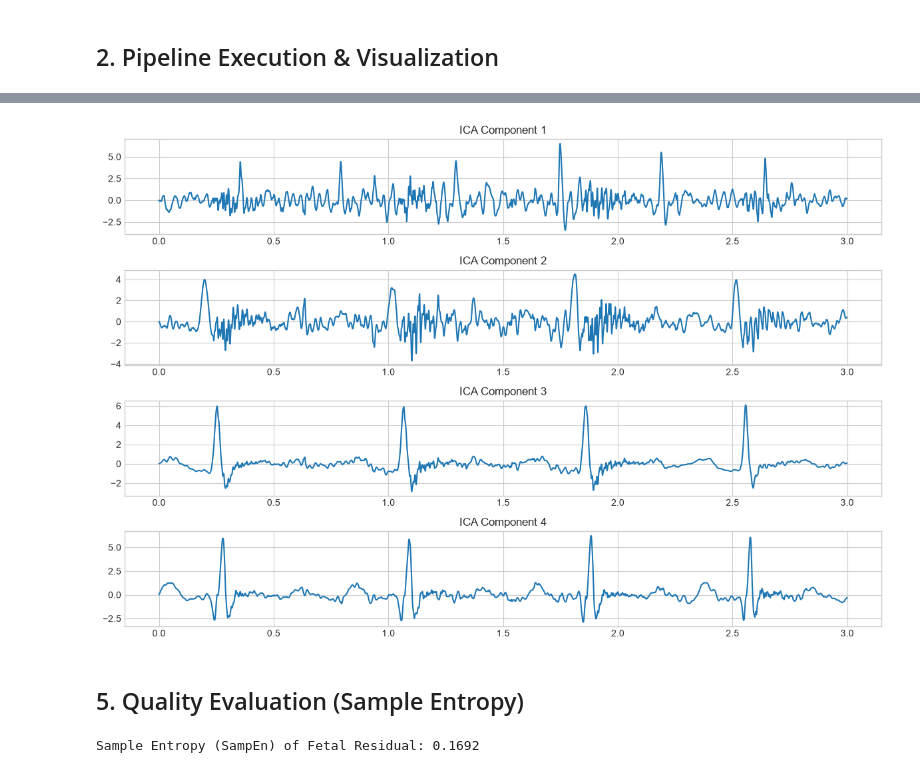
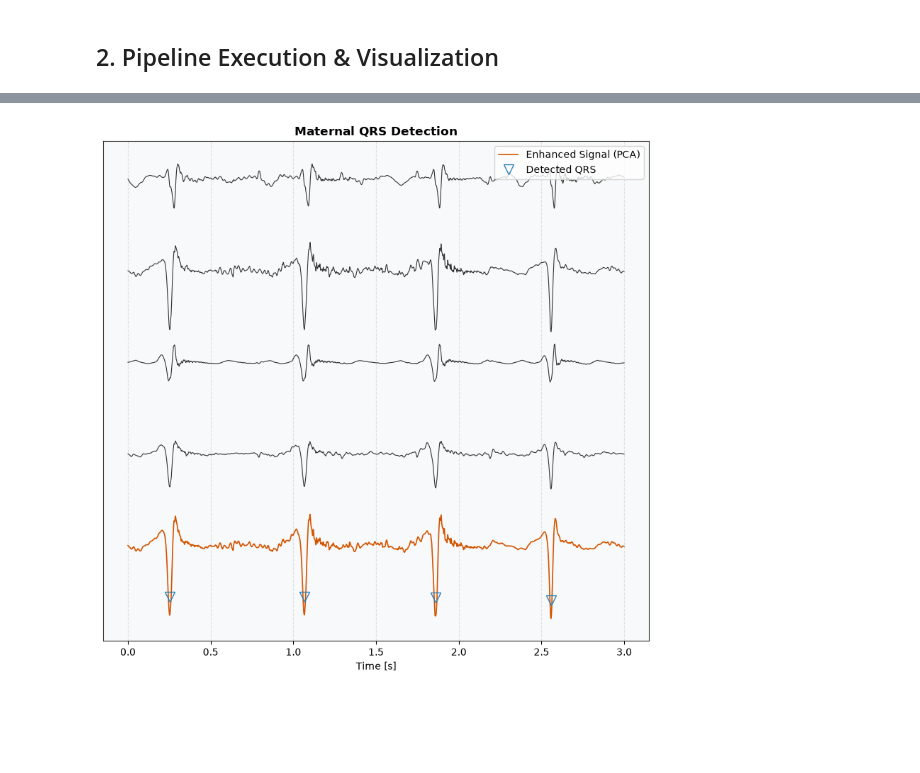
Before and after one commit to fedeceru/BSP_project, a Jupyter notebook: notebooks/main_analysis.ipynb, the cells around one changed output, grey strips where cells are left out. Saved outputs shown, nothing was run; the diff lists cells and outputs as text; code cells hidden in the pictures; blank space fills up the shorter version.

```diff
--- a/notebooks/main_analysis.ipynb
+++ b/notebooks/main_analysis.ipynb
@@ -4,21 +4,21 @@ Pipeline implementation based on *A robust fetal ECG detection method for abdomi
 # %%
 import sys
 import os
-sys.path.append(os.path.abspath('../src'))
-
 import numpy as np
 import pandas as pd
-import matplotlib.pyplot as plt
 from scipy import signal
 import wfdb
+import glob
 from sklearn.decomposition import FastICA
 
+sys.path.append(os.path.abspath('../src'))
 from filtering import BaselineWanderRemover, PowerLineCanceller
 from preprocessing import SignalResampler
 from mecg_canceller import MECGCanceller
 from fecg_extractor import FECGExtractor
 
-# Setup plot style
-plt.style.use('seaborn-v0_8-whitegrid')
+from plotting import (plot_filter_transfer_function, plot_qrs_detection,
+                      plot_pipeline_stages, plot_jade_stages,
+                      plot_fhr_traces, plot_reliability_correlations)
 # %% [markdown]
 ## 1. Data Loading (WFDB)
@@ -158,38 +52,31 @@ plt.show()
-# %%
-# ICA operates on the baseline-corrected & PLC-filtered data
-n_comp = min(4, filtered_plc.shape[0])
-ica = FastICA(n_components=n_comp, random_state=42)
-# ICA expects shape (n_samples, n_features)
-ica_components = ica.fit_transform(filtered_plc.T)
-
-plt.figure(figsize=(12, 2 * n_comp))
-for i in range(n_comp):
-    plt.subplot(n_comp, 1, i + 1)
-    plt.plot(t_orig[:plot_samples], ica_components[:plot_samples, i])
-    plt.title(f'ICA Component {i + 1}')
-plt.tight_layout()
-plt.show()
-# %% [output]
-[figure, removed]
-# %% [markdown]
-## 5. Quality Evaluation (Sample Entropy)
-# %%
-def sample_entropy(U, m, r):
-    """Calculates Sample Entropy."""
-    def _maxdist(x_i, x_j):
-        return max([abs(ua - va) for ua, va in zip(x_i, x_j)])
-
-    def _phi(m):
-        x = [[U[j] for j in range(i, i + m - 1 + 1)] for i in range(N - m + 1)]
-        C = [len([1 for j in range(len(x)) if i != j and _maxdist(x[i], x[j]) <= r]) for i in range(len(x))]
-        return sum(C)
-
-    N = len(U)
-    return -np.log(_phi(m + 1) / _phi(m))
-
-# Calculate SampEn on a window of the residual (downsampled to speed up execution)
-eval_signal = signal.resample_poly(residual[:int(5*fs_new)], up=1, down=5)
-samp_en = sample_entropy(eval_signal, m=2, r=0.2 * np.std(eval_signal))
-print(f'Sample Entropy (SampEn) of Fetal Residual: {samp_en:.4f}')
-# %% [output]
-Sample Entropy (SampEn) of Fetal Residual: 0.1692
+# %%
+# 1. Preprocessing (BWR + PLC)
+bwr = BaselineWanderRemover(fs=fs_orig)
+plc = PowerLineCanceller(fs=fs_orig)
+
+s3_signal = np.zeros_like(raw_signal)
+for ch in range(raw_signal.shape[1]):
+    # Applichiamo passa-alto (BWR) e poi cancella-interferenza 50Hz (PLC)
+    s3_signal[:, ch] = plc.apply(bwr.apply(raw_signal[:, ch]))
+
+# 2. Upsampling a 2000Hz (S4)
+fs_target = 2000.0
+resampler = SignalResampler(original_fs=fs_orig, target_fs=fs_target)
+# resampler.upsample processa già lungo l'asse -1, possiamo passare l'array intero trasposto
+s4_signal = resampler.upsample(s3_signal.T).T
+
+# 3. Rilevamento QRS Materno (Fig. 4)
+mecg_canc = MECGCanceller(fs=fs_target)
+
+# Trasponiamo per (n_channels, n_samples)
+maternal_enhanced = mecg_canc.extract_principal_component(s4_signal.T)
+maternal_peaks = mecg_canc.detect_qrs_matched_filter(maternal_enhanced)
+
+# Plot: Primi 3 secondi
+plot_samples = int(fs_target * 3.0)
+t_plot = np.arange(plot_samples) / fs_target
+
+plot_qrs_detection(t_plot, s4_signal[:plot_samples, :], maternal_enhanced[:plot_samples],
+                   maternal_peaks, title="Maternal QRS Detection")
+# %% [output]
+[figure, added]
```
Also changed, not shown: parts of 15 cells of this notebook, 1 other file.
